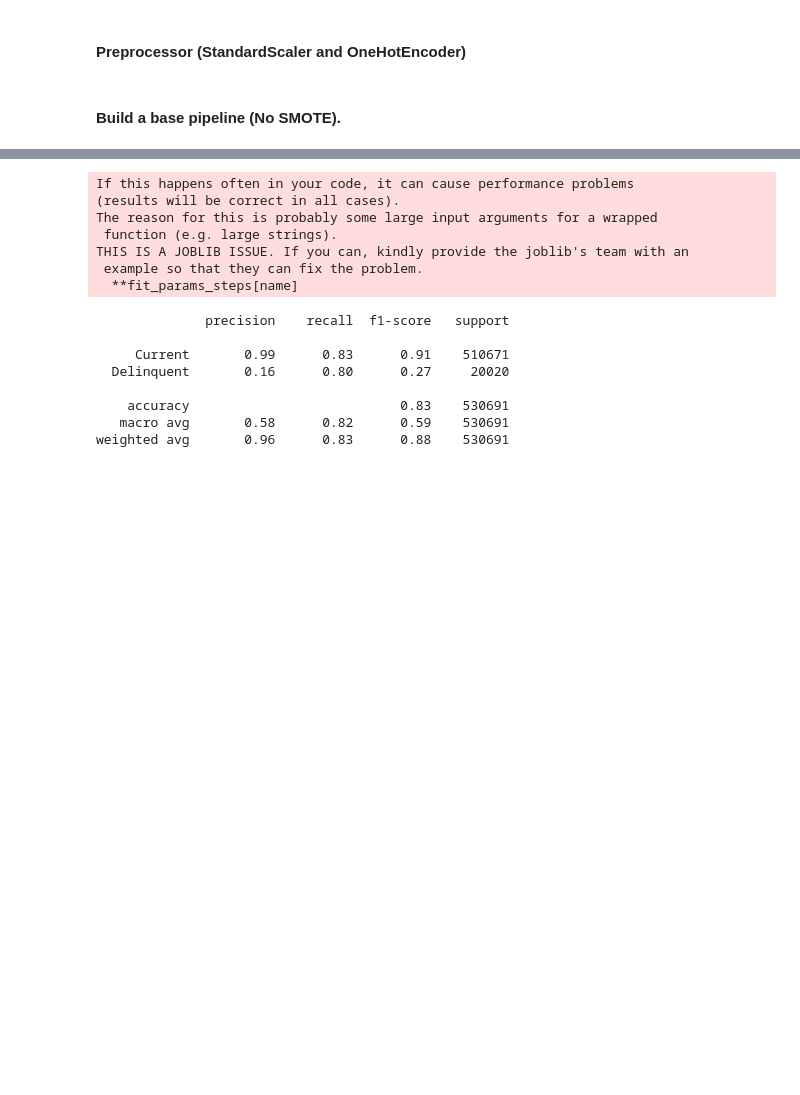
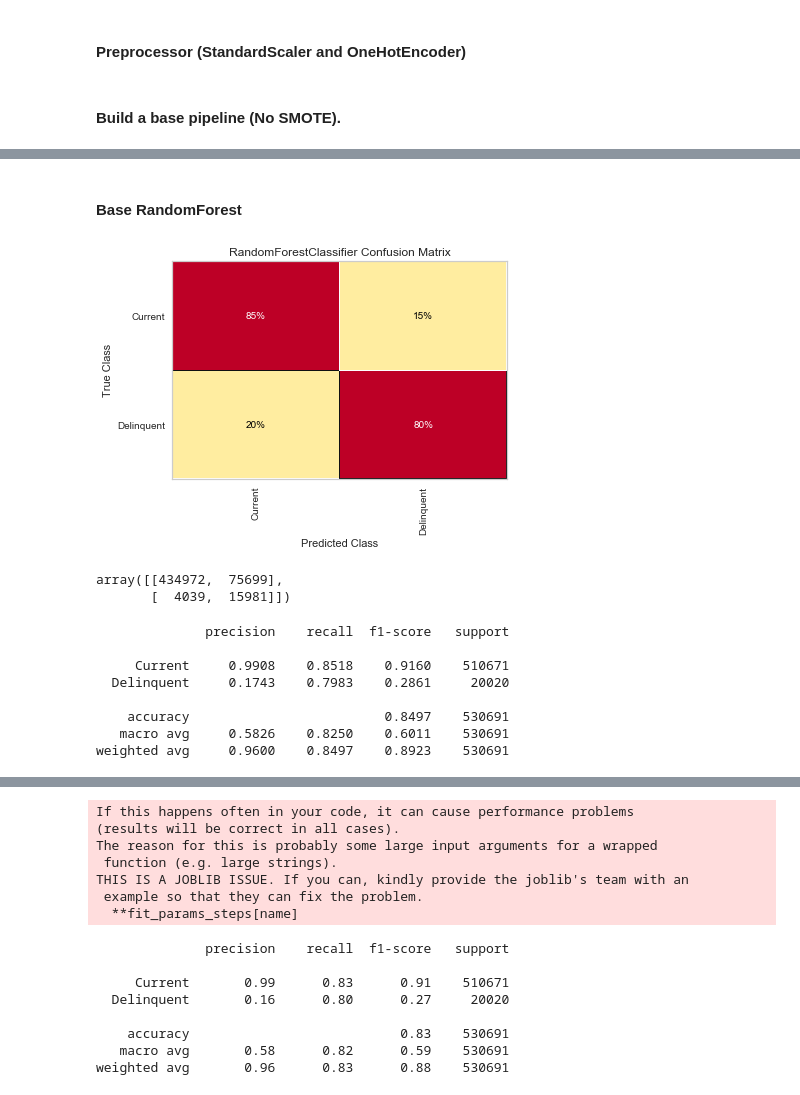
Before and after one commit to vyjayanthipp/Secondary_Mortgage_Loans, a Jupyter notebook: codes/Model_JLin.ipynb, the cells around one changed output, grey strips where cells are left out. Saved outputs shown, nothing was run; the diff lists cells and outputs as text; code cells hidden in the pictures; blank space fills up the shorter version.

```diff
--- a/codes/Model_JLin.ipynb
+++ b/codes/Model_JLin.ipynb
@@ -102,6 +104,8 @@ preprocessor = ColumnTransformer(
 )
 # %% [markdown]
 #### Build a base pipeline (No SMOTE).
+# %%
+preprocessor = build_transformers(X_train)
 # %%
 base_pipe = Pipeline([
      ('prep', preprocessor),
@@ -135,0 +142,21 @@ weighted avg       0.96      0.83      0.88    530691
+# %% [markdown]
+#### Base RandomForest
+# %%
+rf_pipe = Pipeline([
+     ('prep', preprocessor),
+     ('clf', RandomForestClassifier())
+], memory='cached_transformers')
+rf_pipe.fit(X_train,y_train)
+CM(rf_pipe, X_test, y_test)
+# %% [output]
+[figure, added]
+array([[434972,  75699],
+       [  4039,  15981]])
+              precision    recall  f1-score   support
+
+     Current     0.9908    0.8518    0.9160    510671
+  Delinquent     0.1743    0.7983    0.2861     20020
+
+    accuracy                         0.8497    530691
+   macro avg     0.5826    0.8250    0.6011    530691
+weighted avg     0.9600    0.8497    0.8923    530691
```
Also changed, not shown: parts of 37 cells of this notebook, 4 other files.
